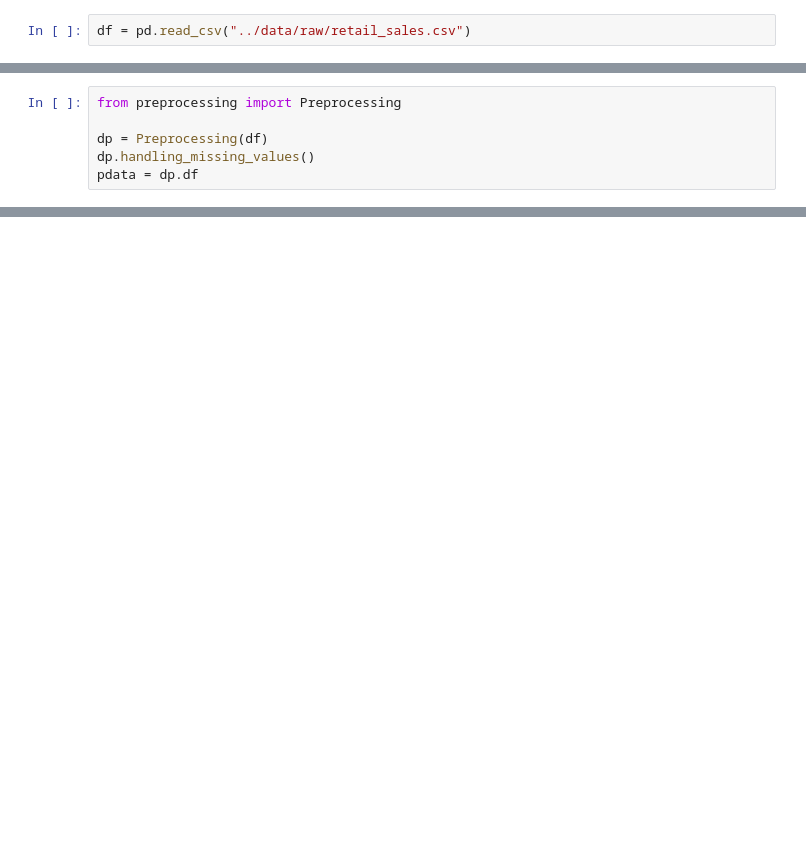
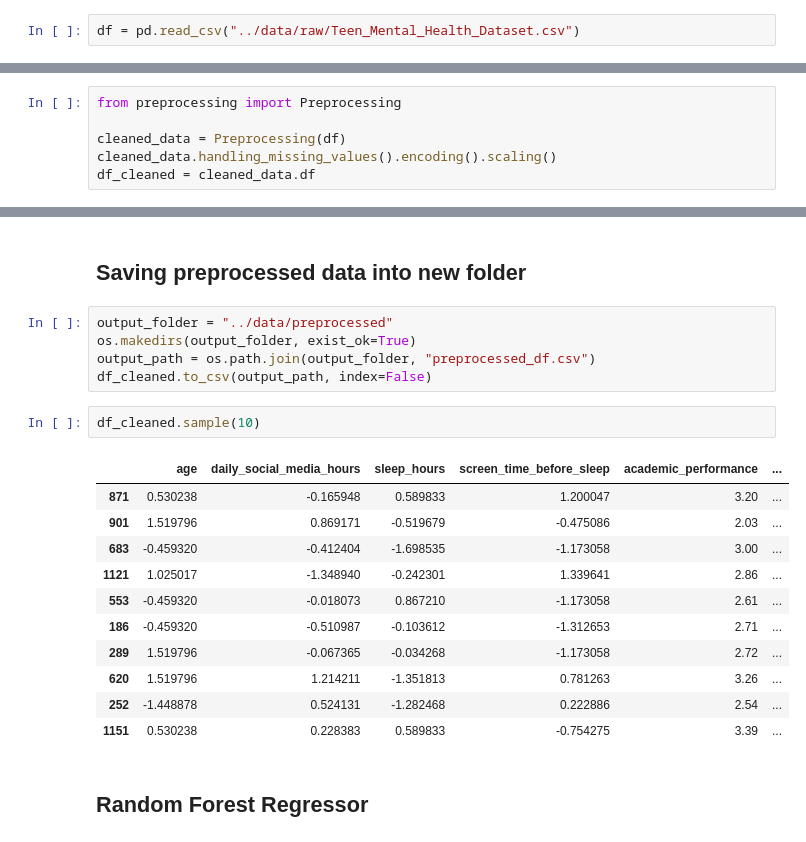
Before and after one commit to otabekrazzoqov/Machine-Learning-full-course-main, a Jupyter notebook: model_building_lesson_020/notebooks/feature_engineering.ipynb, the cells around one changed output, grey strips where cells are left out. Saved outputs shown, nothing was run; the diff lists cells and outputs as text; blank space fills up the shorter version.

```diff
--- a/model_building_lesson_020/notebooks/feature_engineering.ipynb
+++ b/model_building_lesson_020/notebooks/feature_engineering.ipynb
@@ -4,5 +22,5 @@ import pandas as pd
 # %%
-df = pd.read_csv("../data/raw/retail_sales.csv")
+df = pd.read_csv("../data/raw/Teen_Mental_Health_Dataset.csv")
 # %%
 df.info()
 # %% [output]
@@ -32,7 +66,7 @@ dtype: int64
 # %%
 from preprocessing import Preprocessing
 
-dp = Preprocessing(df)
-dp.handling_missing_values()
-pdata = dp.df
+cleaned_data = Preprocessing(df)
+cleaned_data.handling_missing_values().encoding().scaling()
+df_cleaned = cleaned_data.df
 # %%
@@ -47,0 +114,23 @@ dtype: int64
+# %% [markdown]
+## **Saving preprocessed data into new folder**
+# %%
+output_folder = "../data/preprocessed"
+os.makedirs(output_folder, exist_ok=True)
+output_path = os.path.join(output_folder, "preprocessed_df.csv")
+df_cleaned.to_csv(output_path, index=False)
+# %%
+df_cleaned.sample(10)
+# %% [output]
+|  | age | daily_social_media_hours | sleep_hours | screen_time_before_sleep | academic_performance | ... |
+| 871 | 0.530238 | -0.165948 | 0.589833 | 1.200047 | 3.20 | ... |
+| 901 | 1.519796 | 0.869171 | -0.519679 | -0.475086 | 2.03 | ... |
+| 683 | -0.459320 | -0.412404 | -1.698535 | -1.173058 | 3.00 | ... |
+| 1121 | 1.025017 | -1.348940 | -0.242301 | 1.339641 | 2.86 | ... |
+| 553 | -0.459320 | -0.018073 | 0.867210 | -1.173058 | 2.61 | ... |
+| 186 | -0.459320 | -0.510987 | -0.103612 | -1.312653 | 2.71 | ... |
+| 289 | 1.519796 | -0.067365 | -0.034268 | -1.173058 | 2.72 | ... |
+| 620 | 1.519796 | 1.214211 | -1.351813 | 0.781263 | 3.26 | ... |
+| 252 | -1.448878 | 0.524131 | -1.282468 | 0.222886 | 2.54 | ... |
+| 1151 | 0.530238 | 0.228383 | 0.589833 | -0.754275 | 3.39 | ... |
+# %% [markdown]
+## **Random Forest Regressor**
```
Also changed, not shown: parts of 16 cells of this notebook, 4 other files.
